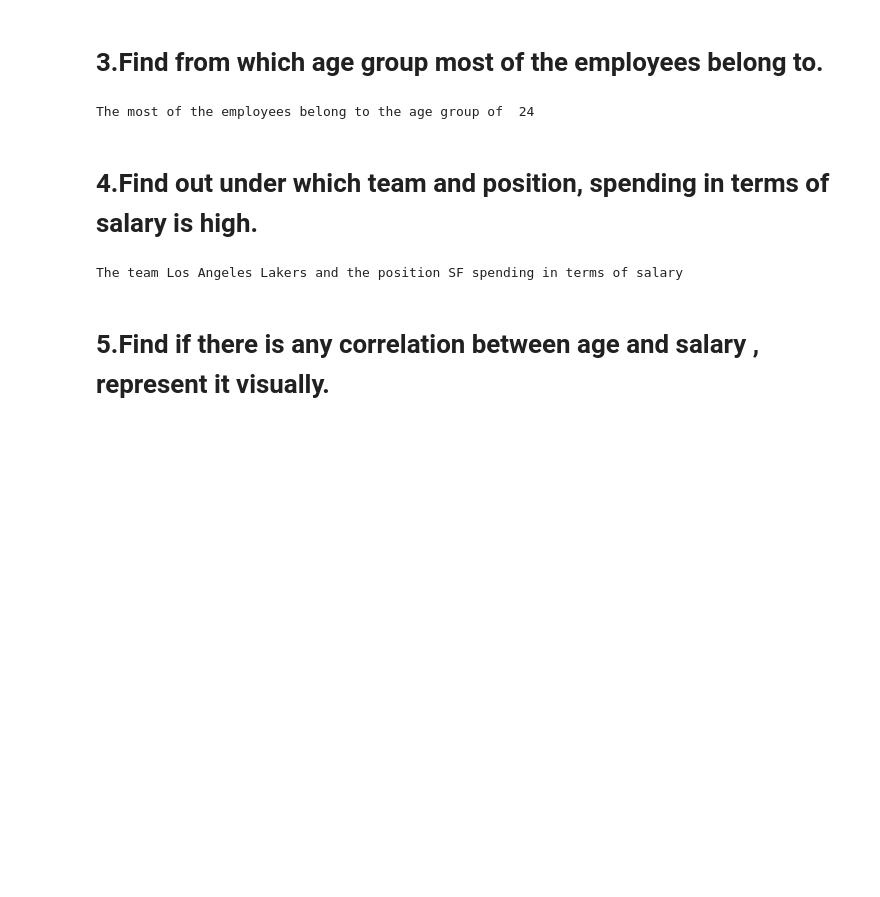
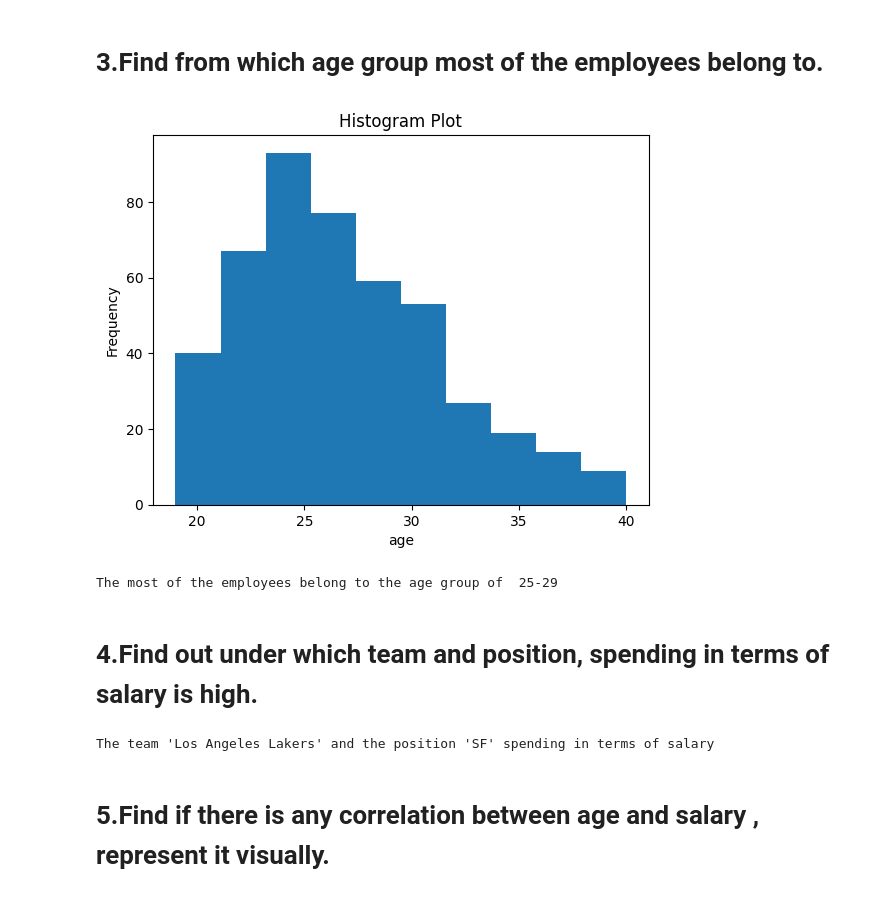
Before and after one commit to Emilinjoseph/Python_End_Project, a Jupyter notebook: Python_Module_End_Project.ipynb, the cells around one changed output. Saved outputs shown, nothing was run; the diff lists cells and outputs as text; code cells hidden in the pictures; blank space fills up the shorter version.

```diff
--- a/Python_Module_End_Project.ipynb
+++ b/Python_Module_End_Project.ipynb
@@ -123,18 +123,41 @@ Position : PG
 Name: Name, Length: 79, dtype: object
 # %% [markdown]
 # 3.Find from which age group most of the employees belong to.
-# %%
- print("The most of the employees belong to the age group of ",df.Age.mode().iloc[0])
-# %% [output]
-The most of the employees belong to the age group of  24
+# %%
+import matplotlib.pyplot as plt
+
+# Sample data
+
+# Create the histogram plot
+plt.hist(df['Age'])
+
+# Customize the plot
+plt.xlabel('Age')
+plt.ylabel('Frequency')
+plt.title('Histogram Plot')
+
+# Display the plot
+plt.show()
+# %% [output]
+[figure, added]
+# %%
+import pandas as pd
+
+ages=pd.DataFrame(df['Age'])
+bins = [18, 24, 29, 34, 40]
+labels = ['18-24', '25-29', '30-34', '35-40']
+ages['agerange'] = pd.cut(ages.Age, bins, labels = labels,include_lowest = False)
+print("The most of the employees belong to the age group of ",ages['agerange'].value_counts().index[0])
+# %% [output]
+The most of the employees belong to the age group of  25-29
 # %% [markdown]
 # 4.Find out under which team and position, spending in terms of salary is high.
 # %%
 max=df.Salary.max()
 dff=df[df['Salary']==max]
-print("The team {} and the position {} spending in terms of salary".format(dff.Team.iloc[0],dff.Position.iloc[0]))
+print("The team '{}' and the position '{}' spending in terms of salary".format(dff.Team.iloc[0],dff.Position.iloc[0]))
 # %% [output]
-The team Los Angeles Lakers and the position SF spending in terms of salary
+The team 'Los Angeles Lakers' and the position 'SF' spending in terms of salary
 # %% [markdown]
 # 5.Find if there is any correlation between age and salary , represent it visually.
 # %%
```
Also changed, not shown: parts of 4 cells of this notebook.
